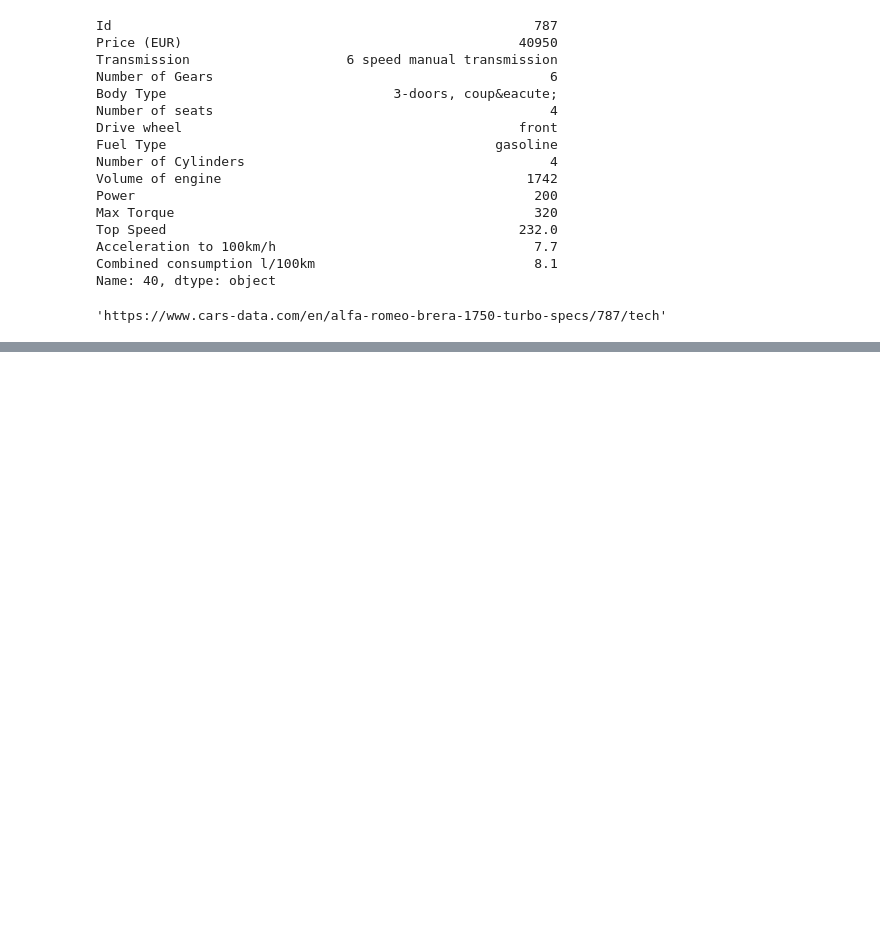
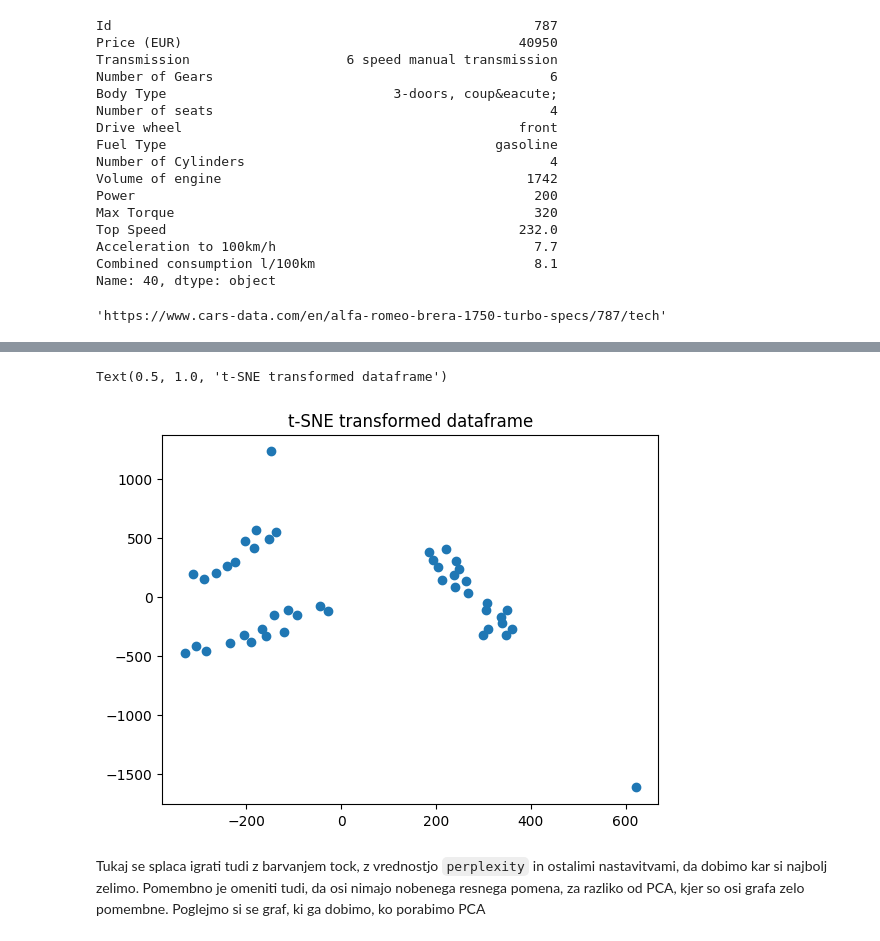
Before and after one commit to urbancluka/UVP-Projektna-naloga, a Jupyter notebook: analiza.ipynb, the cells around one changed output, grey strips where cells are left out. Cells and saved outputs as stored; diff of their text form; code cells hidden in the pictures; blank space fills up the shorter version.

Commit message:
add tSNE plot

```diff
--- a/analiza.ipynb
+++ b/analiza.ipynb
@@ -444,0 +455,5 @@ meta.loc[meta["Id"] == najmocnejsi_id].iloc[0]["Url"]
+# %%
+X = podatki_o_avtih.select_dtypes(include=np.number)
+X = X.dropna()
+X = X.drop("Id", axis="columns")
+X.head()
@@ -444,0 +467,12 @@ meta.loc[meta["Id"] == najmocnejsi_id].iloc[0]["Url"]
+# %%
+tsne = TSNE(n_components=2, perplexity=5, learning_rate=200)
+new_X = tsne.fit_transform(X)
+new_X = pd.DataFrame(new_X, columns=["TSNE1", "TSNE2"])
+
+plt.scatter(new_X["TSNE1"], new_X["TSNE2"])
+plt.title("t-SNE transformed dataframe")
+# %% [output]
+Text(0.5, 1.0, 't-SNE transformed dataframe')
+[figure, added]
+# %% [markdown]
+Tukaj se splaca igrati tudi z barvanjem tock, z vrednostjo `perplexity` in ostalimi nastavitvami, da dobimo kar si najbolj zelimo. Pomembno je omeniti tudi, da osi nimajo nobenega resnega pomena, za razliko od PCA, kjer so osi grafa zelo pomembne. Poglejmo si se graf, ki ga dobimo, ko porabimo PCA
```
Also changed, not shown: parts of 3 cells of this notebook.
